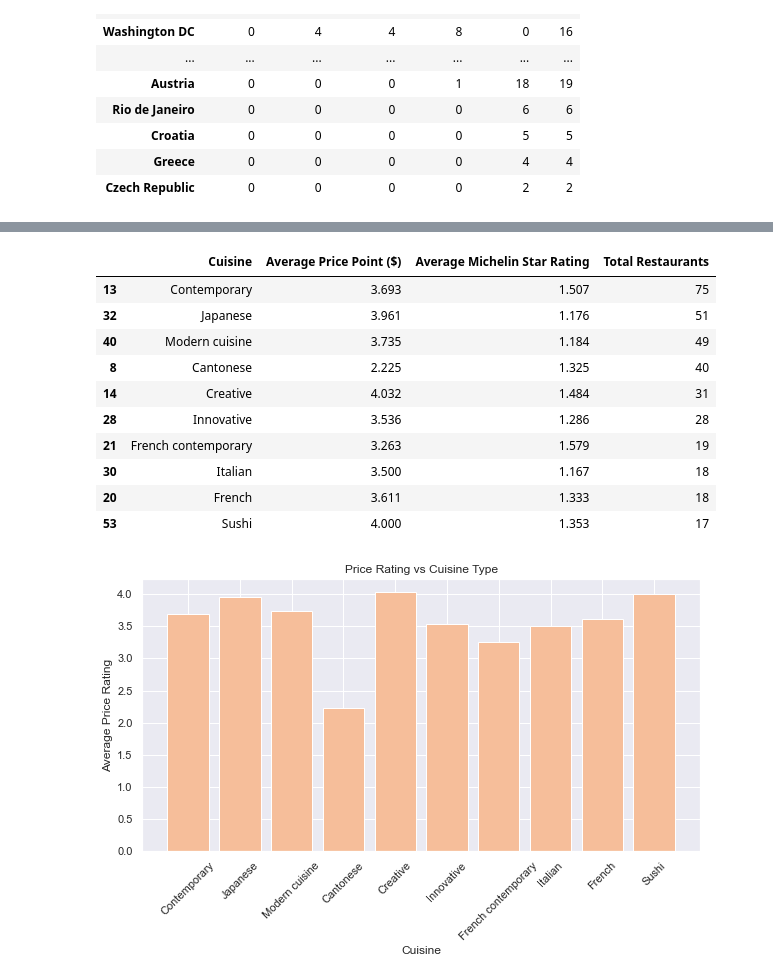
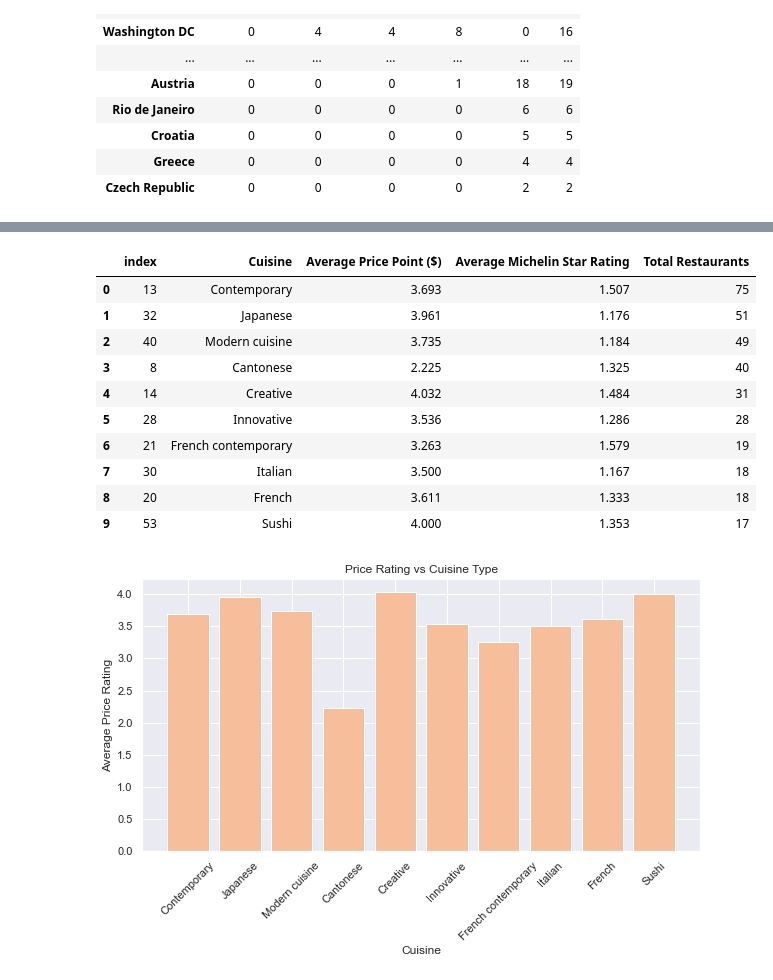
Before and after one commit to EI-github/smu_project1_michelinrestaurants, a Jupyter notebook: Cody_Work/Project 1/Project1.ipynb, the cells around one changed output, grey strips where cells are left out. Saved outputs shown, nothing was run; the diff lists cells and outputs as text; code cells hidden in the pictures.

```diff
--- a/Cody_Work/Project 1/Project1.ipynb
+++ b/Cody_Work/Project 1/Project1.ipynb
@@ -199,23 +301,23 @@ regpr_df.astype(int)
 # %%
 avgs = df_price.groupby('cuisine')['Price Point'].mean()
 count = df_price.groupby('cuisine')['name'].count()
 star = df_price.groupby('cuisine')["Michelin Star Count"].mean()
 summ1 = pd.concat([avgs, star, count], axis=1).reset_index()
 summ1.columns = ["Cuisine", "Average Price Point ($)", "Average Michelin Star Rating", "Total Restaurants"]
-summ2 = summ1.sort_values(by=["Total Restaurants"], ascending=False).head(10)
+summ2 = summ1.sort_values(by=["Total Restaurants"], ascending=False).head(10).reset_index()
 summ2.style.format({"Average Price Point ($)":"{:.3f}", "Average Michelin Star Rating":"{:.3f}"})
 # %% [output]
-|  | Cuisine | Average Price Point ($) | Average Michelin Star Rating | Total Restaurants |
-| 13 | Contemporary | 3.693 | 1.507 | 75 |
-| 32 | Japanese | 3.961 | 1.176 | 51 |
-| 40 | Modern cuisine | 3.735 | 1.184 | 49 |
-| 8 | Cantonese | 2.225 | 1.325 | 40 |
-| 14 | Creative | 4.032 | 1.484 | 31 |
-| 28 | Innovative | 3.536 | 1.286 | 28 |
-| 21 | French contemporary | 3.263 | 1.579 | 19 |
-| 30 | Italian | 3.500 | 1.167 | 18 |
-| 20 | French | 3.611 | 1.333 | 18 |
-| 53 | Sushi | 4.000 | 1.353 | 17 |
+|  | index | Cuisine | Average Price Point ($) | Average Michelin Star Rating | Total Restaurants |
+| 0 | 13 | Contemporary | 3.693 | 1.507 | 75 |
+| 1 | 32 | Japanese | 3.961 | 1.176 | 51 |
+| 2 | 40 | Modern cuisine | 3.735 | 1.184 | 49 |
+| 3 | 8 | Cantonese | 2.225 | 1.325 | 40 |
+| 4 | 14 | Creative | 4.032 | 1.484 | 31 |
+| 5 | 28 | Innovative | 3.536 | 1.286 | 28 |
+| 6 | 21 | French contemporary | 3.263 | 1.579 | 19 |
+| 7 | 30 | Italian | 3.500 | 1.167 | 18 |
+| 8 | 20 | French | 3.611 | 1.333 | 18 |
+| 9 | 53 | Sushi | 4.000 | 1.353 | 17 |
 # %%
 plt.figure(figsize=(10,5))
 plt.bar(summ2.Cuisine, summ2["Average Price Point ($)"], color="#F6BE9A")
```
Also changed, not shown: parts of 15 cells of this notebook.
